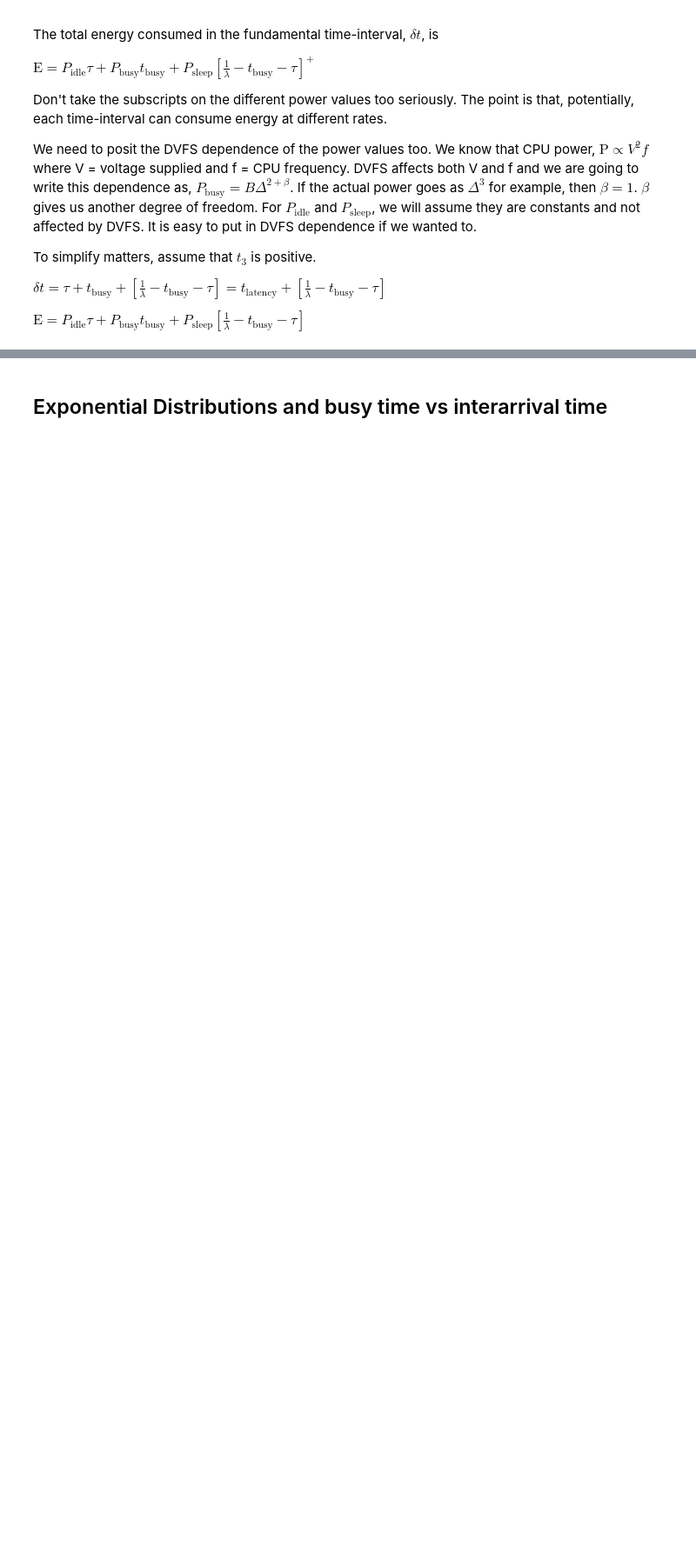
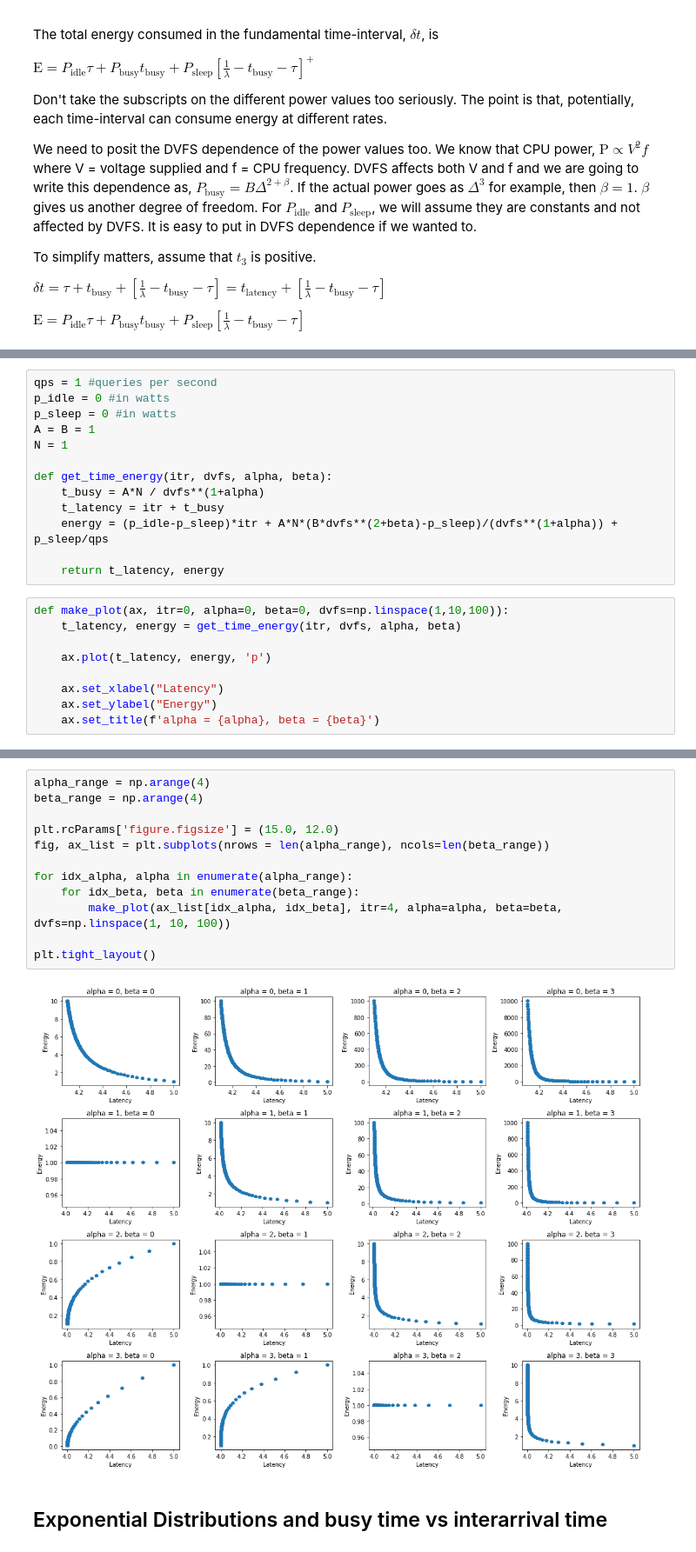
Before and after one commit to awadyn/nic-tuning-experiments, a Jupyter notebook: analysis/Simple models.ipynb, the cells around one changed output, grey strips where cells are left out. Shown at 87% size. Drawn from its saved outputs; the diff is of its cells as text; blank space fills up the shorter version.

```diff
--- a/analysis/Simple models.ipynb
+++ b/analysis/Simple models.ipynb
@@ -70,0 +77,22 @@ $\text{E} = P_{\text{idle}} \tau + P_{\text{busy}} t_{\text{busy}} + P_{\text{sl
+# %%
+qps = 1 #queries per second
+p_idle = 0 #in watts
+p_sleep = 0 #in watts
+A = B = 1
+N = 1
+
+def get_time_energy(itr, dvfs, alpha, beta):
+    t_busy = A*N / dvfs**(1+alpha)
+    t_latency = itr + t_busy
+    energy = (p_idle-p_sleep)*itr + A*N*(B*dvfs**(2+beta)-p_sleep)/(dvfs**(1+alpha)) + p_sleep/qps
+
+    return t_latency, energy
+# %%
+def make_plot(ax, itr=0, alpha=0, beta=0, dvfs=np.linspace(1,10,100)):
+    t_latency, energy = get_time_energy(itr, dvfs, alpha, beta)
+
+    ax.plot(t_latency, energy, 'p')
+
+    ax.set_xlabel("Latency")
+    ax.set_ylabel("Energy")
+    ax.set_title(f'alpha = {alpha}, beta = {beta}')
@@ -71,3 +101,17 @@ $\text{E} = P_{\text{idle}} \tau + P_{\text{busy}} t_{\text{busy}} + P_{\text{sl
+# %%
+alpha_range = np.arange(4)
+beta_range = np.arange(4)
+
+plt.rcParams['figure.figsize'] = (15.0, 12.0)
+fig, ax_list = plt.subplots(nrows = len(alpha_range), ncols=len(beta_range))
+
+for idx_alpha, alpha in enumerate(alpha_range):
+    for idx_beta, beta in enumerate(beta_range):
+        make_plot(ax_list[idx_alpha, idx_beta], itr=4, alpha=alpha, beta=beta, dvfs=np.linspace(1, 10, 100))
+
+plt.tight_layout()
+# %% [output]
+[figure, added]
 # %% [markdown]
 ## Exponential Distributions and busy time vs interarrival time
 # %% [markdown]
```
Also changed, not shown: parts of 3 cells of this notebook.
